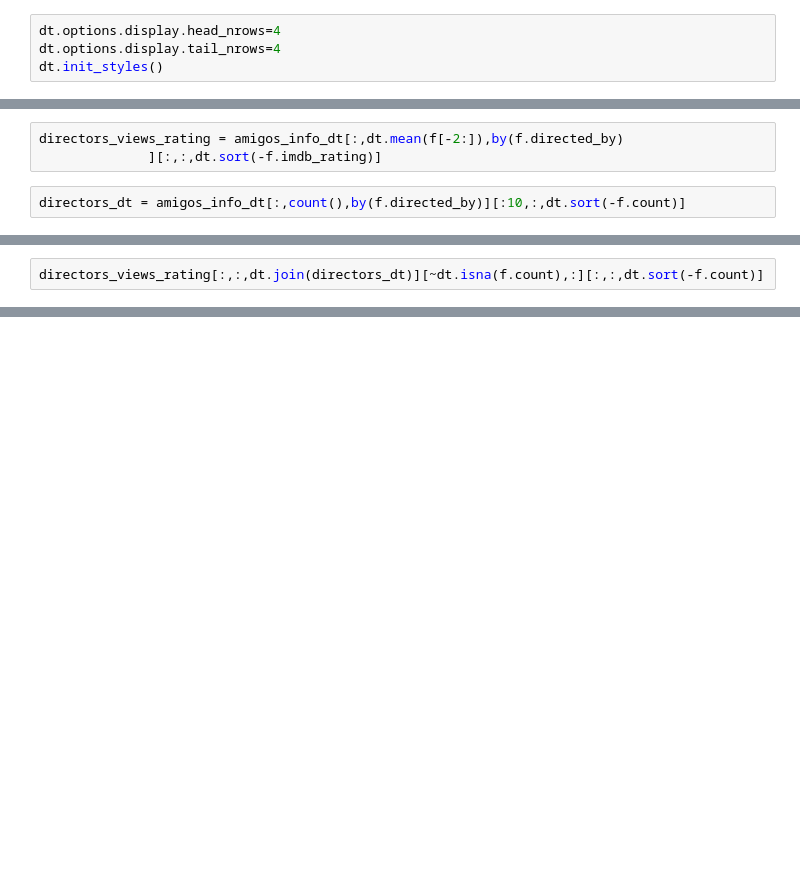
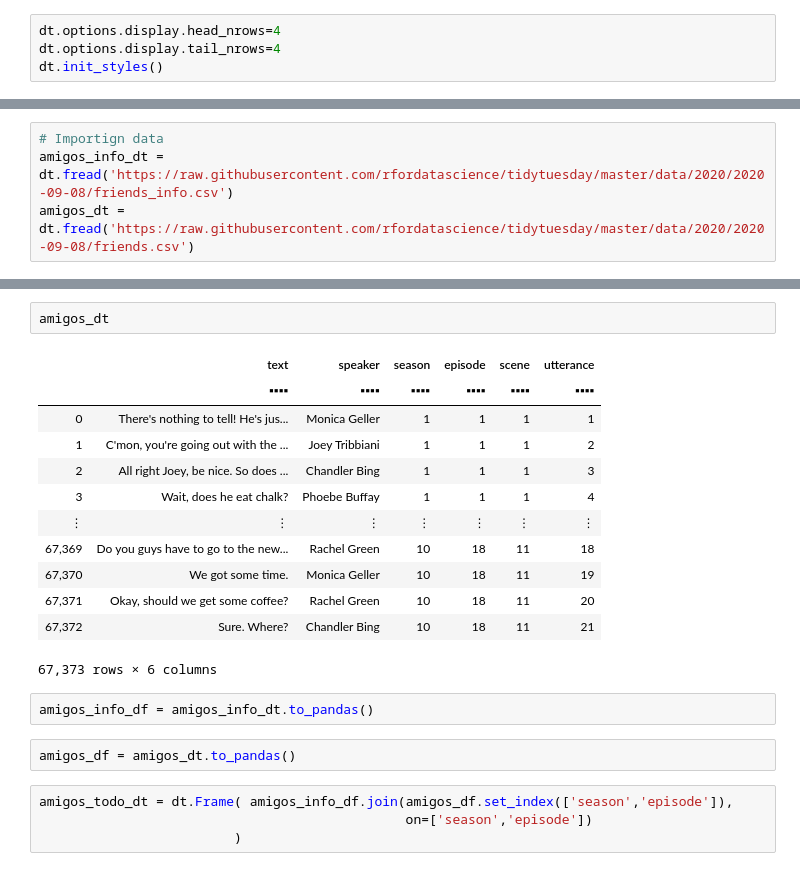
Before and after one commit to myamullaciencia/datatable_cook_book, a Jupyter notebook: py_dt_amigos.ipynb, the cells around one changed output, grey strips where cells are left out. Drawn from its saved outputs; the diff is of its cells as text; blank space fills up the shorter version.

```diff
--- a/py_dt_amigos.ipynb
+++ b/py_dt_amigos.ipynb
@@ -175,5 +15,0 @@ alt.Chart(amigos_info_dt[:,[f.season,f.episode,f.us_views_millions]].to_pandas()
-# %%
-directors_views_rating = amigos_info_dt[:,dt.mean(f[-2:]),by(f.directed_by)
-              ][:,:,dt.sort(-f.imdb_rating)]
-# %%
-directors_dt = amigos_info_dt[:,count(),by(f.directed_by)][:10,:,dt.sort(-f.count)]
@@ -204,2 +15,0 @@ directors_views_rating
-# %%
-directors_views_rating[:,:,dt.join(directors_dt)][~dt.isna(f.count),:][:,:,dt.sort(-f.count)]
@@ -288,0 +16,4 @@ amigos_info_dt_v1[:,count(),by(f.no_of_writers)]
+# %%
+# Importign data
+amigos_info_dt = dt.fread('https://raw.githubusercontent.com/rfordatascience/tidytuesday/master/data/2020/2020-09-08/friends_info.csv')
+amigos_dt = dt.fread('https://raw.githubusercontent.com/rfordatascience/tidytuesday/master/data/2020/2020-09-08/friends.csv')
@@ -288,0 +278,23 @@ amigos_info_dt_v1[:,count(),by(f.no_of_writers)]
+# %%
+amigos_dt
+# %% [output]
+|  | text | speaker | season | episode | scene | utterance |
+|  | ▪▪▪▪ | ▪▪▪▪ | ▪▪▪▪ | ▪▪▪▪ | ▪▪▪▪ | ▪▪▪▪ |
+| 0 | There's nothing to tell! He's jus... | Monica Geller | 1 | 1 | 1 | 1 |
+| 1 | C'mon, you're going out with the ... | Joey Tribbiani | 1 | 1 | 1 | 2 |
+| 2 | All right Joey, be nice. So does ... | Chandler Bing | 1 | 1 | 1 | 3 |
+| 3 | Wait, does he eat chalk? | Phoebe Buffay | 1 | 1 | 1 | 4 |
+| ⋮ | ⋮ | ⋮ | ⋮ | ⋮ | ⋮ | ⋮ |
+| 67,369 | Do you guys have to go to the new... | Rachel Green | 10 | 18 | 11 | 18 |
+| 67,370 | We got some time. | Monica Geller | 10 | 18 | 11 | 19 |
+| 67,371 | Okay, should we get some coffee? | Rachel Green | 10 | 18 | 11 | 20 |
+| 67,372 | Sure. Where? | Chandler Bing | 10 | 18 | 11 | 21 |
+67,373 rows × 6 columns
+# %%
+amigos_info_df = amigos_info_dt.to_pandas()
+# %%
+amigos_df = amigos_dt.to_pandas()
+# %%
+amigos_todo_dt = dt.Frame( amigos_info_df.join(amigos_df.set_index(['season','episode']),
+                                               on=['season','episode'])
+                         )
```
Also changed, not shown: parts of 55 cells of this notebook, 22 other files.
